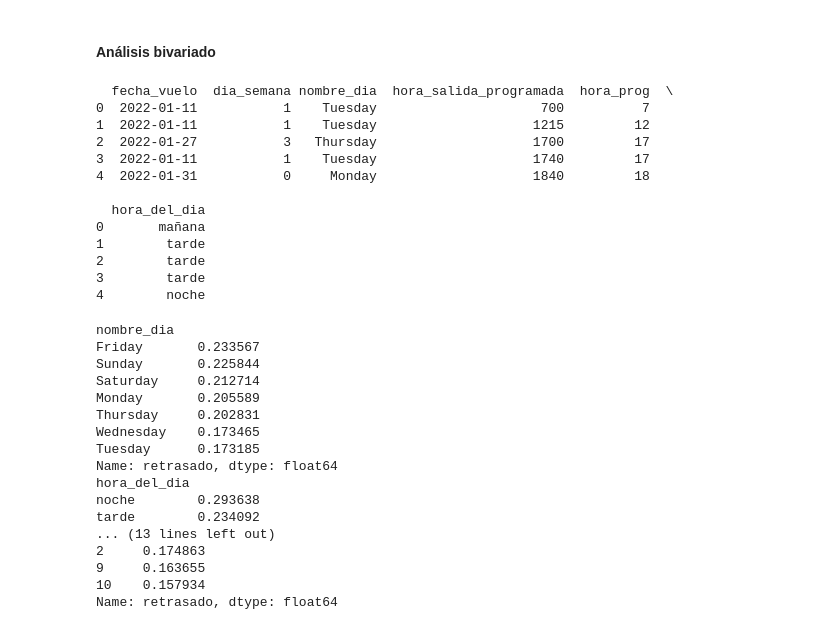
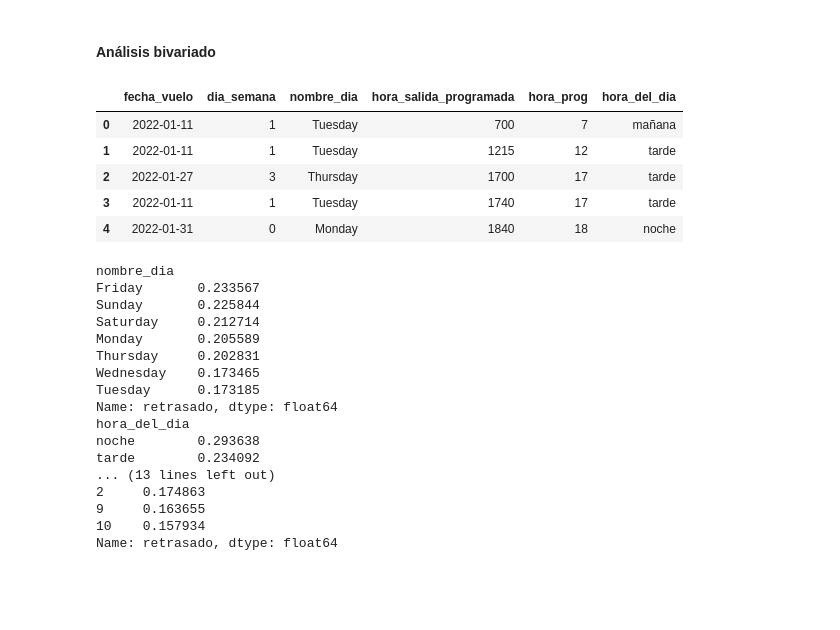
Before and after one commit to Guadacarro/TP_IA, a Jupyter notebook: tp.ipynb, the cells around one changed output. Saved outputs shown, nothing was run; the diff lists cells and outputs as text; code cells hidden in the pictures; blank space fills up the shorter version.

```diff
--- a/tp.ipynb
+++ b/tp.ipynb
@@ -475,31 +519,24 @@ Por lo que podemos ver en esta parte del código podríamos decir que existe un
 # %%
 # Día de la semana (0=lunes, 6=domingo)
 df_2022['dia_semana'] = df_2022['fecha_vuelo'].dt.dayofweek
 df_2022['nombre_dia'] = df_2022['fecha_vuelo'].dt.day_name()
 
 # Extraer la hora desde hora_salida_programada (formato HHMM, ej: 1430 -> 14)
 df_2022['hora_prog'] = (df_2022['hora_salida_programada'] // 100).astype(int)
 
 # Bineado de la hora en franjas horarias
 bins = [0, 6, 12, 18, 24]
 labels = ['madrugada', 'mañana', 'tarde', 'noche']
 df_2022['hora_del_dia'] = pd.cut(df_2022['hora_prog'], bins=bins, labels=labels, right=False, include_lowest=True)
 
-print(df_2022[['fecha_vuelo', 'dia_semana', 'nombre_dia', 'hora_salida_programada', 'hora_prog', 'hora_del_dia']].head())
+display(df_2022[['fecha_vuelo', 'dia_semana', 'nombre_dia', 'hora_salida_programada', 'hora_prog', 'hora_del_dia']].head())
 # %% [output]
-  fecha_vuelo  dia_semana nombre_dia  hora_salida_programada  hora_prog  \
-0  2022-01-11           1    Tuesday                     700          7
-1  2022-01-11           1    Tuesday                    1215         12
-2  2022-01-27           3   Thursday                    1700         17
-3  2022-01-11           1    Tuesday                    1740         17
-4  2022-01-31           0     Monday                    1840         18
-
-  hora_del_dia
-0       mañana
-1        tarde
-2        tarde
-3        tarde
-4        noche
+|  | fecha_vuelo | dia_semana | nombre_dia | hora_salida_programada | hora_prog | hora_del_dia |
+| 0 | 2022-01-11 | 1 | Tuesday | 700 | 7 | mañana |
+| 1 | 2022-01-11 | 1 | Tuesday | 1215 | 12 | tarde |
+| 2 | 2022-01-27 | 3 | Thursday | 1700 | 17 | tarde |
+| 3 | 2022-01-11 | 1 | Tuesday | 1740 | 17 | tarde |
+| 4 | 2022-01-31 | 0 | Monday | 1840 | 18 | noche |
 # %%
 # Tasa de retraso por día de la semana
 tasa_dia = df_2022.groupby('nombre_dia')['retrasado'].mean().sort_values(ascending=False)
```
Also changed, not shown: parts of 11 cells of this notebook.
